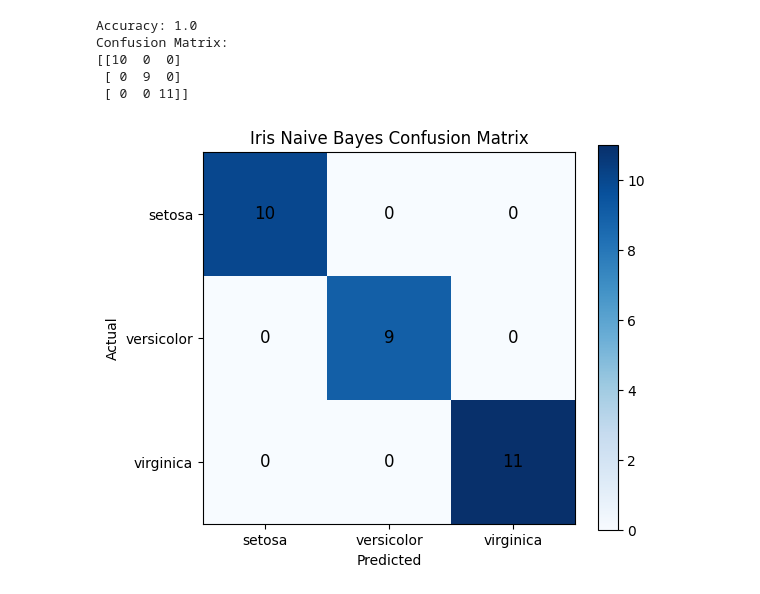
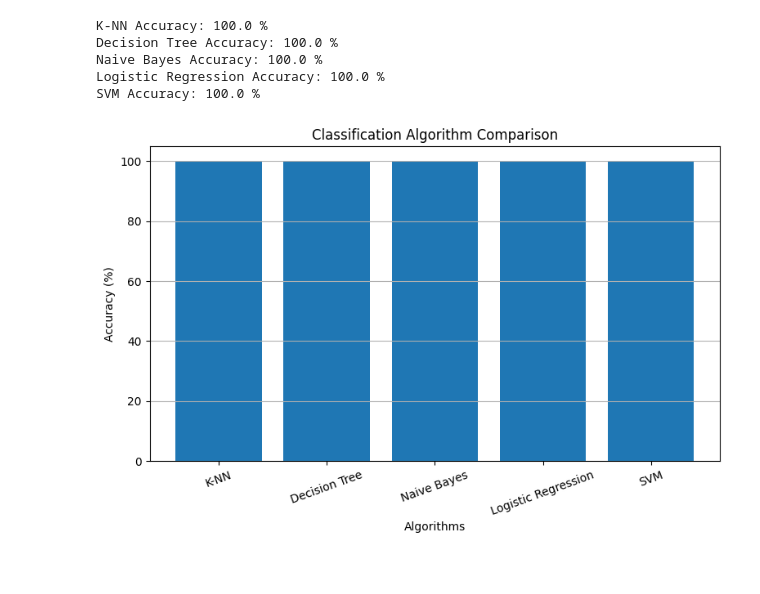
Before and after one commit to Niha5019/MLA0201-FOML, a Jupyter notebook: EXP_15.ipynb, the cells around one changed output. Drawn from its saved outputs; the diff is of its cells as text; code cells hidden in the pictures.

```diff
--- a/EXP_15.ipynb
+++ b/EXP_15.ipynb
@@ -3,52 +3,57 @@
 # %%
 import matplotlib.pyplot as plt
 from sklearn.datasets import load_iris
 from sklearn.model_selection import train_test_split
+from sklearn.neighbors import KNeighborsClassifier
+from sklearn.tree import DecisionTreeClassifier
 from sklearn.naive_bayes import GaussianNB
-from sklearn.metrics import confusion_matrix, accuracy_score
+from sklearn.linear_model import LogisticRegression
+from sklearn.svm import SVC
+from sklearn.metrics import accuracy_score
 
 iris = load_iris()
 
 X = iris.data
 y = iris.target
 
 X_train, X_test, y_train, y_test = train_test_split(
     X, y, test_size=0.2, random_state=42
 )
 
-model = GaussianNB()
-model.fit(X_train, y_train)
+models = {
+    "K-NN": KNeighborsClassifier(),
+    "Decision Tree": DecisionTreeClassifier(random_state=42),
+    "Naive Bayes": GaussianNB(),
+    "Logistic Regression": LogisticRegression(max_iter=1000),
+    "SVM": SVC()
+}
 
-y_pred = model.predict(X_test)
+accuracy = []
 
-print("Accuracy:", accuracy_score(y_test, y_pred))
+for name, model in models.items():
+    model.fit(X_train, y_train)
+    prediction = model.predict(X_test)
 
-cm = confusion_matrix(y_test, y_pred)
+    score = accuracy_score(y_test, prediction)
+    accuracy.append(score * 100)
 
-print("Confusion Matrix:")
-print(cm)
+    print(name, "Accuracy:", round(score * 100, 2), "%")
 
 # Graph
-plt.figure(figsize=(6, 5))
-plt.imshow(cm, cmap='Blues')
-plt.colorbar()
+plt.figure(figsize=(9, 5))
+plt.bar(models.keys(), accuracy)
 
-plt.xticks(range(3), iris.target_names)
-plt.yticks(range(3), iris.target_names)
-
-for i in range(3):
-    for j in range(3):
-        plt.text(j, i, cm[i, j],
-                 ha='center', va='center', fontsize=12)
-
-plt.xlabel("Predicted")
-plt.ylabel("Actual")
-plt.title("Iris Naive Bayes Confusion Matrix")
+plt.ylabel("Accuracy (%)")
+plt.xlabel("Algorithms")
+plt.title("Classification Algorithm Comparison")
+plt.ylim(0, 105)
+plt.xticks(rotation=20)
+plt.grid(axis='y')
 plt.show()
 # %% [output]
-Accuracy: 1.0
-Confusion Matrix:
-[[10  0  0]
- [ 0  9  0]
- [ 0  0 11]]
+K-NN Accuracy: 100.0 %
+Decision Tree Accuracy: 100.0 %
+Naive Bayes Accuracy: 100.0 %
+Logistic Regression Accuracy: 100.0 %
+SVM Accuracy: 100.0 %
-[figure, old version]
+[figure, new version]
```
